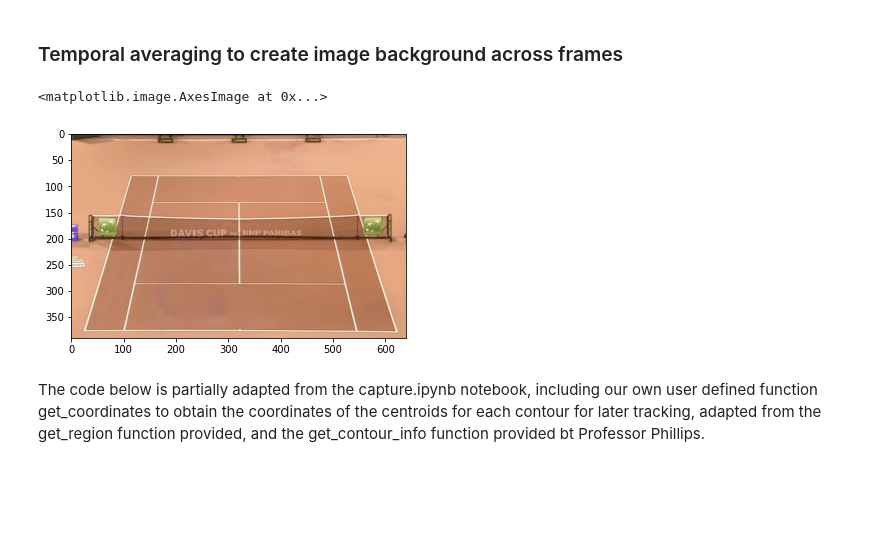
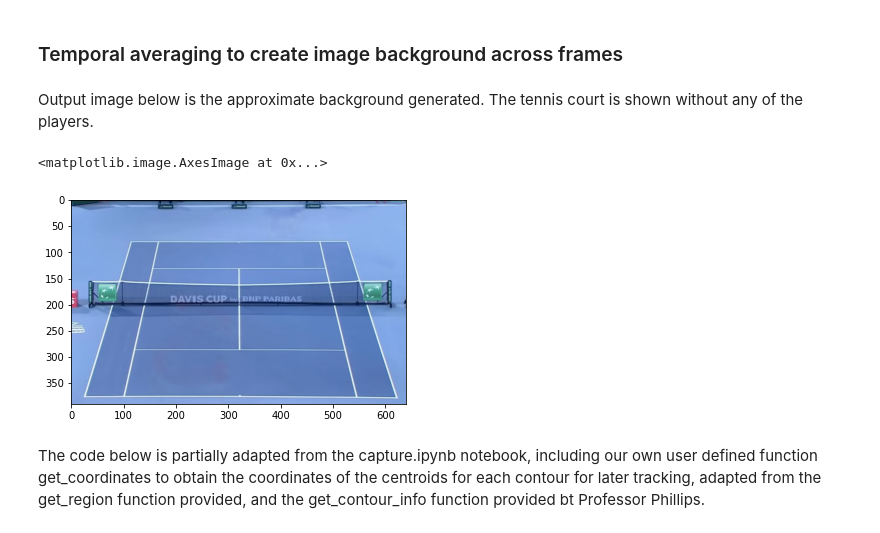
Before and after one commit to qadolphe/Tracking-Tennis-Players---Computer-Vision, a Jupyter notebook: QA-CSgit-tennis.ipynb, the cells around one changed output. Saved outputs shown, nothing was run; the diff lists cells and outputs as text; code cells hidden in the pictures; blank space fills up the shorter version.

```diff
--- a/QA-CSgit-tennis.ipynb
+++ b/QA-CSgit-tennis.ipynb
@@ -130,6 +129,8 @@ for id, name, in id_name_pairs:
 input_filename = "tennisrally(2)_resized.mp4"
 # %% [markdown]
 ### Temporal averaging to create image background across frames
+# %% [markdown]
+Output image below is the approximate background generated. The tennis court is shown without any of the players.
 # %%
 #######################
 
@@ -185,35 +186,35 @@ basename, _ = os.path.splitext(basename)
 # Get video properties
 nframes, width, height, fps = get_num_frames(input_filename)
 
 # Create output writer
 fourcc, ext = (cv2.VideoWriter_fourcc('m', 'p', '4', 'v'), 'mp4')
 output_filename = os.path.join(path_prefix, basename + '_tracked.' + ext)
 writer = cv2.VideoWriter(output_filename, fourcc, fps, (width, height))
 
 # Write out frames
 accum = np.zeros((height, width,3), dtype=np.float32)
 cnt = 0
 cap = cv2.VideoCapture(input_filename)
 frames = []
 for frame_idx in range(nframes):
     ok, frame = cap.read()
     if not ok or frame is None:
         break
 
     frames.append(frame)
     frame_idx += 1
     accum += frame.astype(np.float32)
     cnt += 1
 
 
 ### background generation (temporal averaging)
 
 img_ref = np.clip(accum/cnt, 0, 255).astype(np.uint8)
 
-plt.imshow(img_ref)
+plt.imshow(cv2.cvtColor(img_ref, cv2.COLOR_BGR2RGB))
 # %% [output]
 <matplotlib.image.AxesImage at 0x...>
-[figure, old version]
+[figure, new version]
 # %% [markdown]
 The code below is partially adapted from the capture.ipynb notebook, including our own user defined function get_coordinates to obtain the coordinates of the centroids for each contour for later tracking, adapted from the get_region function provided, and the get_contour_info function provided bt Professor Phillips.
 # %%
```
Also changed, not shown: parts of 4 cells of this notebook.
